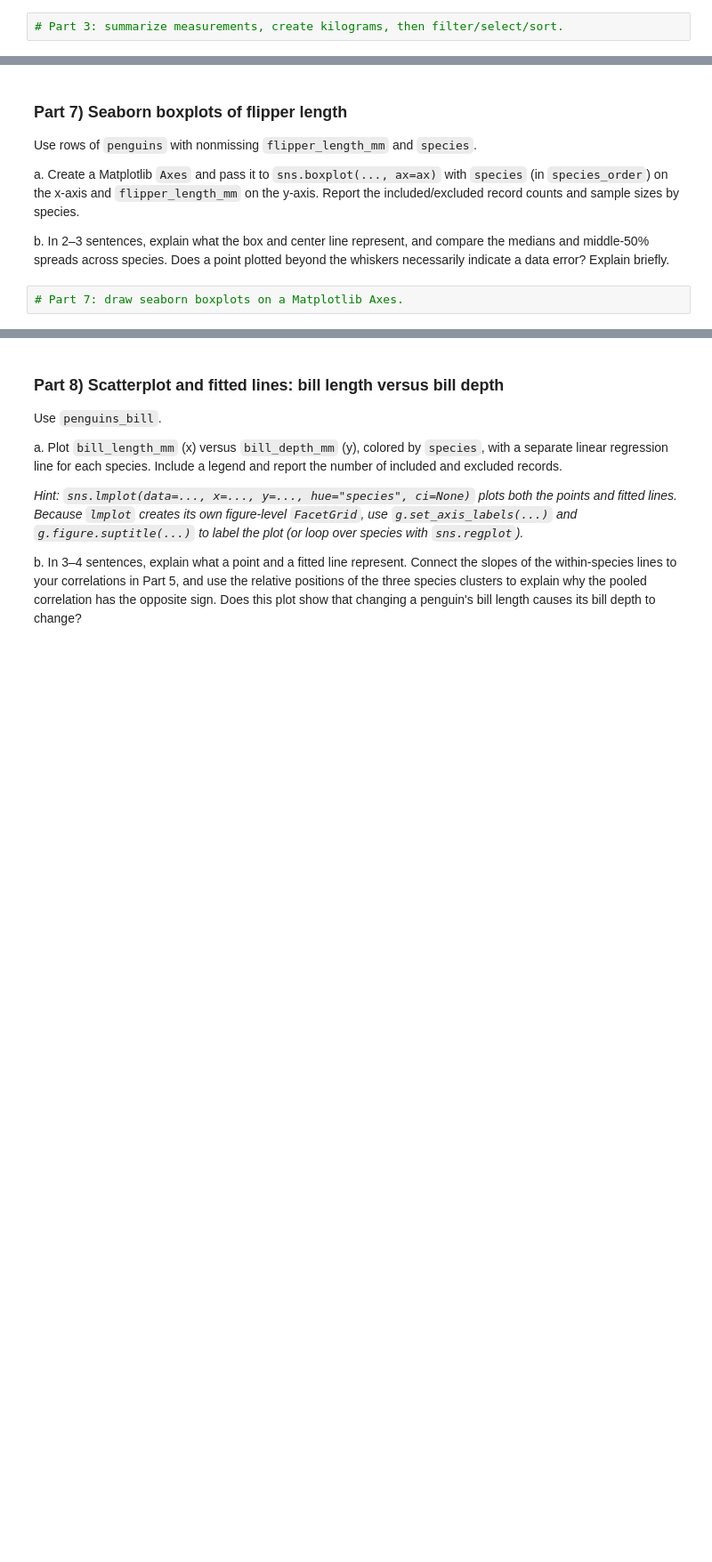
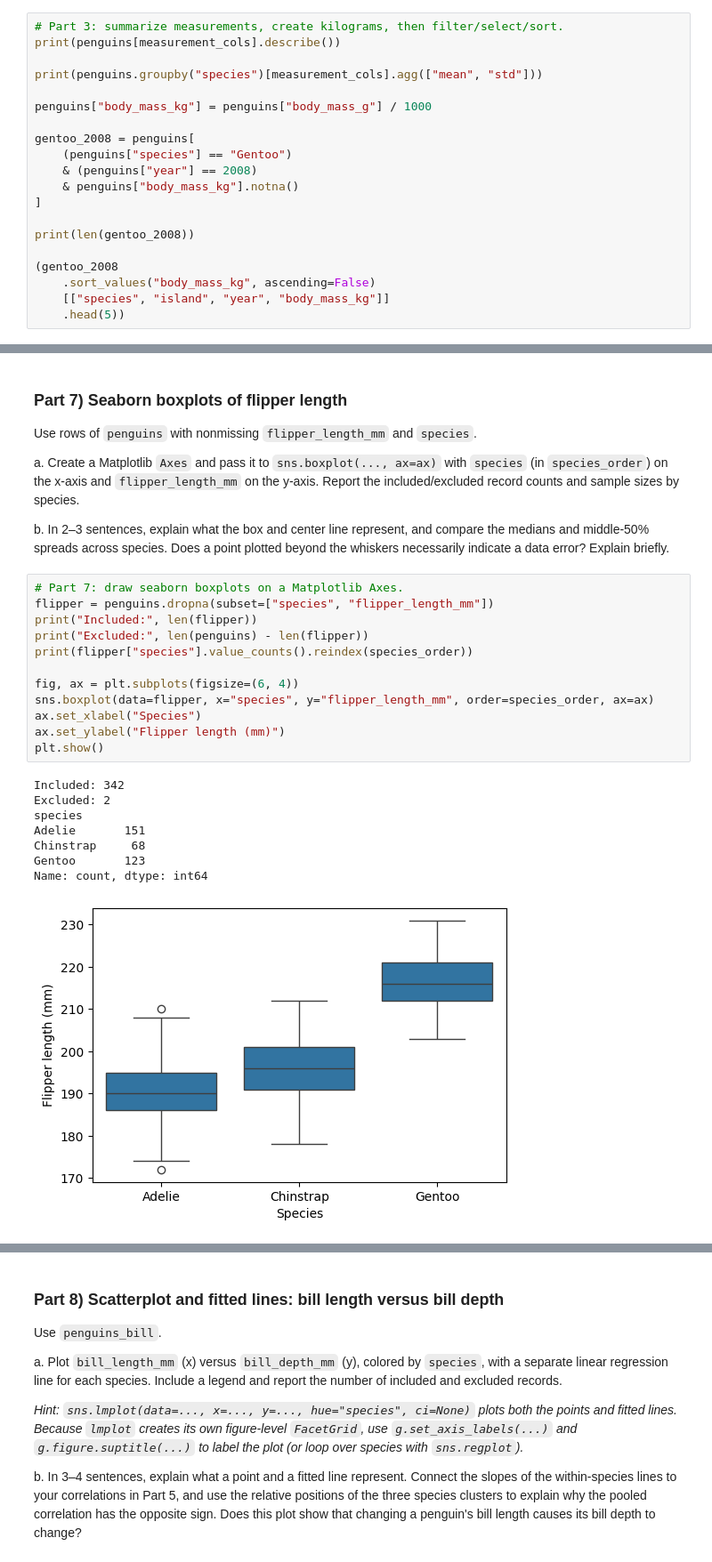
Before and after one commit to handillon1/26-fall-stats-21, a Jupyter notebook: homework/HW4/HW4_Penguins_Pandas.ipynb, the cells around one changed output, grey strips where cells are left out. Shown at 89% size. Cells and saved outputs as stored; diff of their text form; blank space fills up the shorter version.

```diff
--- a/homework/HW4/HW4_Penguins_Pandas.ipynb
+++ b/homework/HW4/HW4_Penguins_Pandas.ipynb
@@ -100,3 +152,21 @@ b. Compute the mean and standard deviation of `measurement_cols` within each spe
 c. Add a `body_mass_kg` column to `penguins` by converting grams to kilograms. Filter for Gentoo penguins from 2008 with a recorded body mass. Display the total number of matching records, and show `species`, `island`, `year`, and `body_mass_kg` for the five heaviest penguins sorted from heaviest to lightest.
 # %%
 # Part 3: summarize measurements, create kilograms, then filter/select/sort.
+print(penguins[measurement_cols].describe())
+
+print(penguins.groupby("species")[measurement_cols].agg(["mean", "std"]))
+
+penguins["body_mass_kg"] = penguins["body_mass_g"] / 1000
+
+gentoo_2008 = penguins[
+    (penguins["species"] == "Gentoo")
+    & (penguins["year"] == 2008)
+    & penguins["body_mass_kg"].notna()
+]
+
+print(len(gentoo_2008))
+
+(gentoo_2008
+    .sort_values("body_mass_kg", ascending=False)
+    [["species", "island", "year", "body_mass_kg"]]
+    .head(5))
@@ -169,6 +379,25 @@ a. Create a Matplotlib `Axes` and pass it to `sns.boxplot(..., ax=ax)` with `spe
 b. In 2–3 sentences, explain what the box and center line represent, and compare the medians and middle-50% spreads across species. Does a point plotted beyond the whiskers necessarily indicate a data error? Explain briefly.
 # %%
 # Part 7: draw seaborn boxplots on a Matplotlib Axes.
+flipper = penguins.dropna(subset=["species", "flipper_length_mm"])
+print("Included:", len(flipper))
+print("Excluded:", len(penguins) - len(flipper))
+print(flipper["species"].value_counts().reindex(species_order))
+
+fig, ax = plt.subplots(figsize=(6, 4))
+sns.boxplot(data=flipper, x="species", y="flipper_length_mm", order=species_order, ax=ax)
+ax.set_xlabel("Species")
+ax.set_ylabel("Flipper length (mm)")
+plt.show()
+# %% [output]
+Included: 342
+Excluded: 2
+species
+Adelie       151
+Chinstrap     68
+Gentoo       123
+Name: count, dtype: int64
+[figure, added]
 # %% [markdown]
 **Written response:**
 
```
Also changed, not shown: parts of 20 cells of this notebook.
